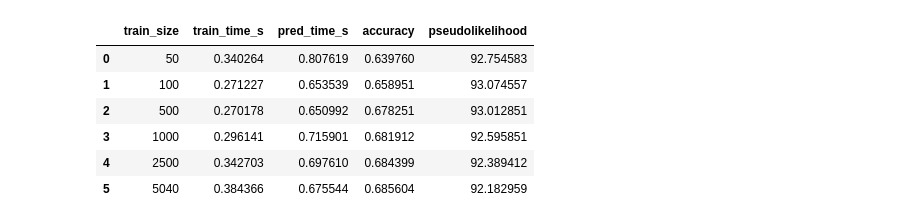
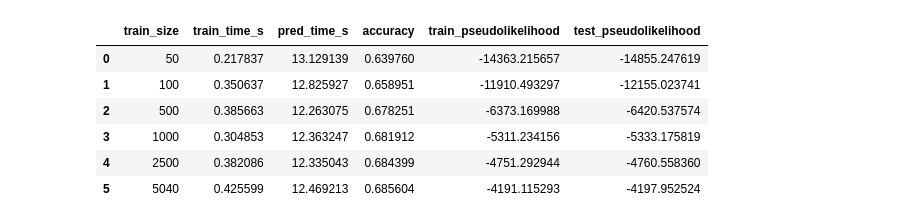
Before and after one commit to otran2/179-Project, a Jupyter notebook: independent_gm.ipynb, the cells around one changed output. Saved outputs shown, nothing was run; the diff lists cells and outputs as text; code cells hidden in the pictures.

Commit message:
Add files via upload
add pseudo function

```diff
--- a/independent_gm.ipynb
+++ b/independent_gm.ipynb
@@ -65,6 +72,5 @@ test_ll  = avg_ll(Xteb, Xte_full)
 # %%
-
-sizes = [50, 100, 500, 1000, 2500, len(train_users)]
+sizes   = [50, 100, 500, 1000, 2500, len(train_users)]
 results = []
 
 for sz in sizes:
@@ -86,42 +92,51 @@ for sz in sizes:
         out=np.full_like(sums, 0.5),
         where=(counts > 0)
     )
-    factors = [gm.Factor([gm.Var(i,2)], [1-p_i[i], p_i[i]])
-               for i in range(n_movies)]
+    factors = [
+        gm.Factor([gm.Var(i,2)], [1-p_i[i], p_i[i]])
+        for i in range(n_movies)
+    ]
     model0 = gm.GraphModel(factors, isLog=True)
     train_time_s = time.time() - t0
 
+    train_pll = pseudolikelihood(model0, Xtr_f).mean()
+
     t1 = time.time()
-    pll = avg_ll(Xteb, Xte_f)
+    test_pll = pseudolikelihood(model0, Xte_f).mean()
     pred_time_s = time.time() - t1
 
-    preds = (p_i >= 0.5).astype(int)
-
+    preds     = (p_i >= 0.5).astype(int)
     preds_mat = np.tile(preds, (Xte_f.shape[0], 1))
-
-    mask = ~np.isnan(Xteb)
-
-    accuracy = (preds_mat[mask] == Xte_f[mask]).mean()
+    mask      = ~np.isnan(Xteb)
+    accuracy  = (preds_mat[mask] == Xte_f[mask]).mean()
 
     results.append({
-        'train_size':       sz,
-        'train_time_s':     train_time_s,
-        'pred_time_s':      pred_time_s,
-        'accuracy':         accuracy,
-        'pseudolikelihood': pll
+        'train_size':             sz,
+        'train_time_s':           train_time_s,
+        'pred_time_s':            pred_time_s,
+        'accuracy':               accuracy,
+        'train_pseudolikelihood': train_pll,
+        'test_pseudolikelihood':  test_pll
     })
 # %%
 df = pd.DataFrame(
     results,
-    columns=['train_size','train_time_s','pred_time_s','accuracy','pseudolikelihood']
+    columns=[
+        'train_size',
+        'train_time_s',
+        'pred_time_s',
+        'accuracy',
+        'train_pseudolikelihood',
+        'test_pseudolikelihood'
+    ]
 )
 
 df
 # %% [output]
-|  | train_size | train_time_s | pred_time_s | accuracy | pseudolikelihood |
-| 0 | 50 | 0.340264 | 0.807619 | 0.639760 | 92.754583 |
-| 1 | 100 | 0.271227 | 0.653539 | 0.658951 | 93.074557 |
-| 2 | 500 | 0.270178 | 0.650992 | 0.678251 | 93.012851 |
-| 3 | 1000 | 0.296141 | 0.715901 | 0.681912 | 92.595851 |
-| 4 | 2500 | 0.342703 | 0.697610 | 0.684399 | 92.389412 |
-| 5 | 5040 | 0.384366 | 0.675544 | 0.685604 | 92.182959 |
+|  | train_size | train_time_s | pred_time_s | accuracy | train_pseudolikelihood | test_pseudolikelihood |
+| 0 | 50 | 0.217837 | 13.129139 | 0.639760 | -14363.215657 | -14855.247619 |
+| 1 | 100 | 0.350637 | 12.825927 | 0.658951 | -11910.493297 | -12155.023741 |
+| 2 | 500 | 0.385663 | 12.263075 | 0.678251 | -6373.169988 | -6420.537574 |
+| 3 | 1000 | 0.304853 | 12.363247 | 0.681912 | -5311.234156 | -5333.175819 |
+| 4 | 2500 | 0.382086 | 12.335043 | 0.684399 | -4751.292944 | -4760.558360 |
+| 5 | 5040 | 0.425599 | 12.469213 | 0.685604 | -4191.115293 | -4197.952524 |
```
Also changed, not shown: parts of 2 cells of this notebook.
